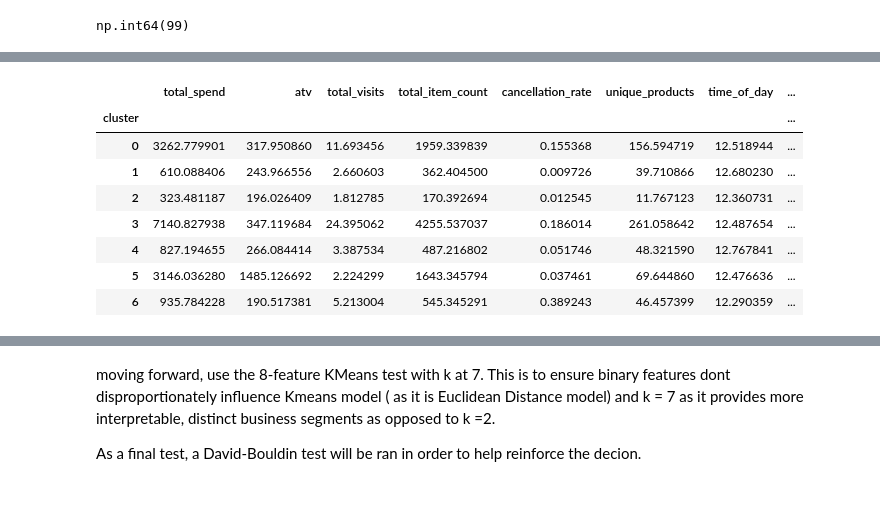
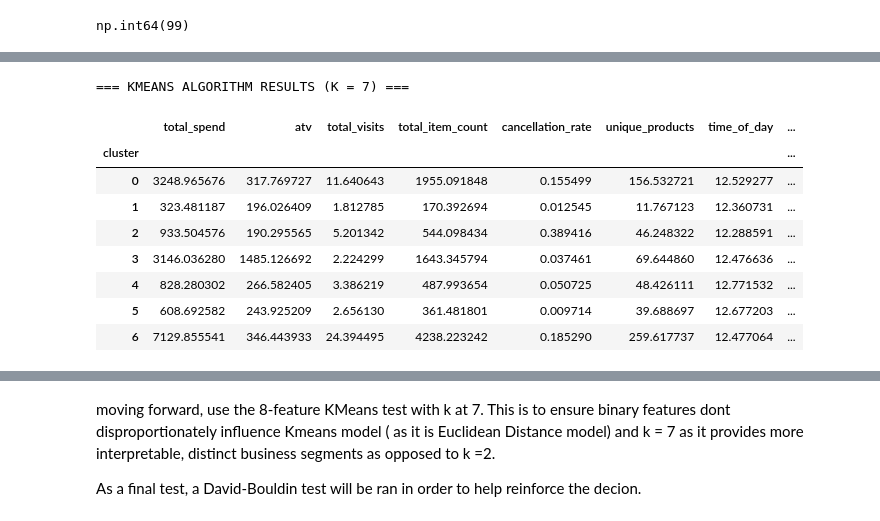
Before and after one commit to calAshy/theCoffeeCo, a Jupyter notebook: 1_Code/ml_pipeline.ipynb, the cells around one changed output, grey strips where cells are left out. Cells and saved outputs as stored; diff of their text form; code cells hidden in the pictures.

```diff
--- a/1_Code/ml_pipeline.ipynb
+++ b/1_Code/ml_pipeline.ipynb
@@ -392,7 +443,12 @@ at this point k=2 is continously being a dominant value across two different rou
 # %%
-km2 = KMeans(n_clusters=2, random_state=42, n_init=10)
-labels2 = km2.fit_predict(retail_scaled)
+# Initilise a K-means model using 2 clusters (dominant split test)
+Kmeans_two = KMeans(n_clusters=2, random_state=42, n_init=10)
+# Fit the model to the scaled retail data - assinging customers a value (0,1)
+labels2 = Kmeans_two.fit_predict(retail_scaled)
 
+# Add the cluster labels into the dataset corresponding each customer with their value:
 retail_features['cluster'] = labels2
+print("=== KMEANS ALGORITHM RESULTS (K = 2) ===")
+# Groupby averages the customers within each cluster value for each feature and returns the mean.
 retail_features.groupby('cluster')[feature_cols].mean()
 # %% [output]
@@ -406,17 +475,22 @@ running k-means at 7 as well:
 # %%
-km7 = KMeans(n_clusters=7, random_state=42, n_init=10)
-labels2 = km7.fit_predict(retail_scaled)
-
-retail_features['cluster'] = labels2
+# Initilise a K-means model using 7 clusters (second highest silhouette score)
+Kmeans_seven = KMeans(n_clusters=7, n_init=10)
+# Fit the model to the scaled retail data - assinging customers a value (0,1)
+labels7 = Kmeans_seven.fit_predict(retail_scaled)
+# Add the cluster labels into the dataset corresponding each customer with their value:
+retail_features['cluster'] = labels7
+print("=== KMEANS ALGORITHM RESULTS (K = 7) ===")
+# Groupby averages the customers within each cluster value for each feature and returns the mean.
 retail_features.groupby('cluster')[feature_cols].mean()
 # %% [output]
+=== KMEANS ALGORITHM RESULTS (K = 7) ===
 |  | total_spend | atv | total_visits | total_item_count | cancellation_rate | unique_products | time_of_day | ... |
 | cluster |  |  |  |  |  |  |  | ... |
-| 0 | 3262.779901 | 317.950860 | 11.693456 | 1959.339839 | 0.155368 | 156.594719 | 12.518944 | ... |
-| 1 | 610.088406 | 243.966556 | 2.660603 | 362.404500 | 0.009726 | 39.710866 | 12.680230 | ... |
-| 2 | 323.481187 | 196.026409 | 1.812785 | 170.392694 | 0.012545 | 11.767123 | 12.360731 | ... |
-| 3 | 7140.827938 | 347.119684 | 24.395062 | 4255.537037 | 0.186014 | 261.058642 | 12.487654 | ... |
-| 4 | 827.194655 | 266.084414 | 3.387534 | 487.216802 | 0.051746 | 48.321590 | 12.767841 | ... |
-| 5 | 3146.036280 | 1485.126692 | 2.224299 | 1643.345794 | 0.037461 | 69.644860 | 12.476636 | ... |
-| 6 | 935.784228 | 190.517381 | 5.213004 | 545.345291 | 0.389243 | 46.457399 | 12.290359 | ... |
+| 0 | 3248.965676 | 317.769727 | 11.640643 | 1955.091848 | 0.155499 | 156.532721 | 12.529277 | ... |
+| 1 | 323.481187 | 196.026409 | 1.812785 | 170.392694 | 0.012545 | 11.767123 | 12.360731 | ... |
+| 2 | 933.504576 | 190.295565 | 5.201342 | 544.098434 | 0.389416 | 46.248322 | 12.288591 | ... |
+| 3 | 3146.036280 | 1485.126692 | 2.224299 | 1643.345794 | 0.037461 | 69.644860 | 12.476636 | ... |
+| 4 | 828.280302 | 266.582405 | 3.386219 | 487.993654 | 0.050725 | 48.426111 | 12.771532 | ... |
+| 5 | 608.692582 | 243.925209 | 2.656130 | 361.481801 | 0.009714 | 39.688697 | 12.677203 | ... |
+| 6 | 7129.855541 | 346.443933 | 24.394495 | 4238.223242 | 0.185290 | 259.617737 | 12.477064 | ... |
 # %% [markdown]
```
Also changed, not shown: parts of 38 cells of this notebook, 2 other files.
